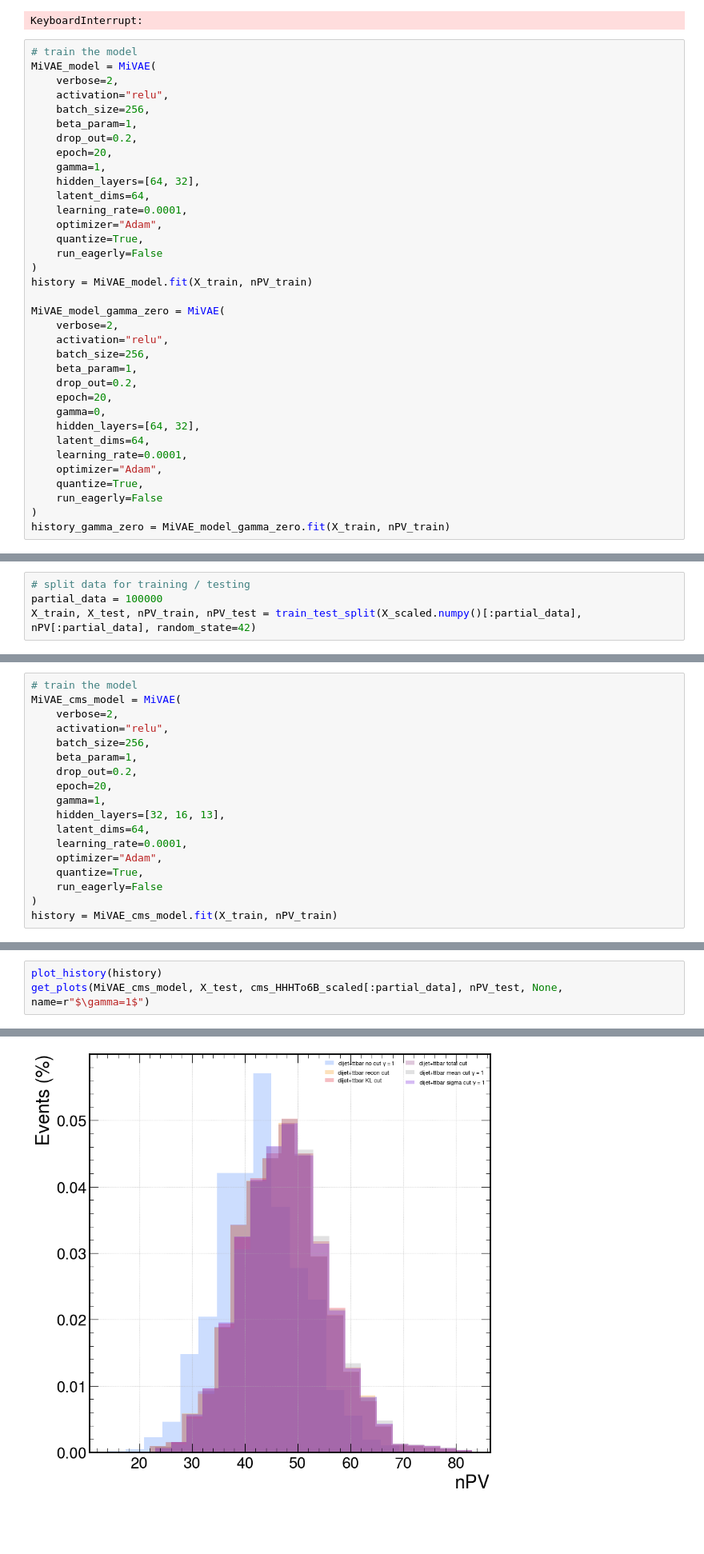
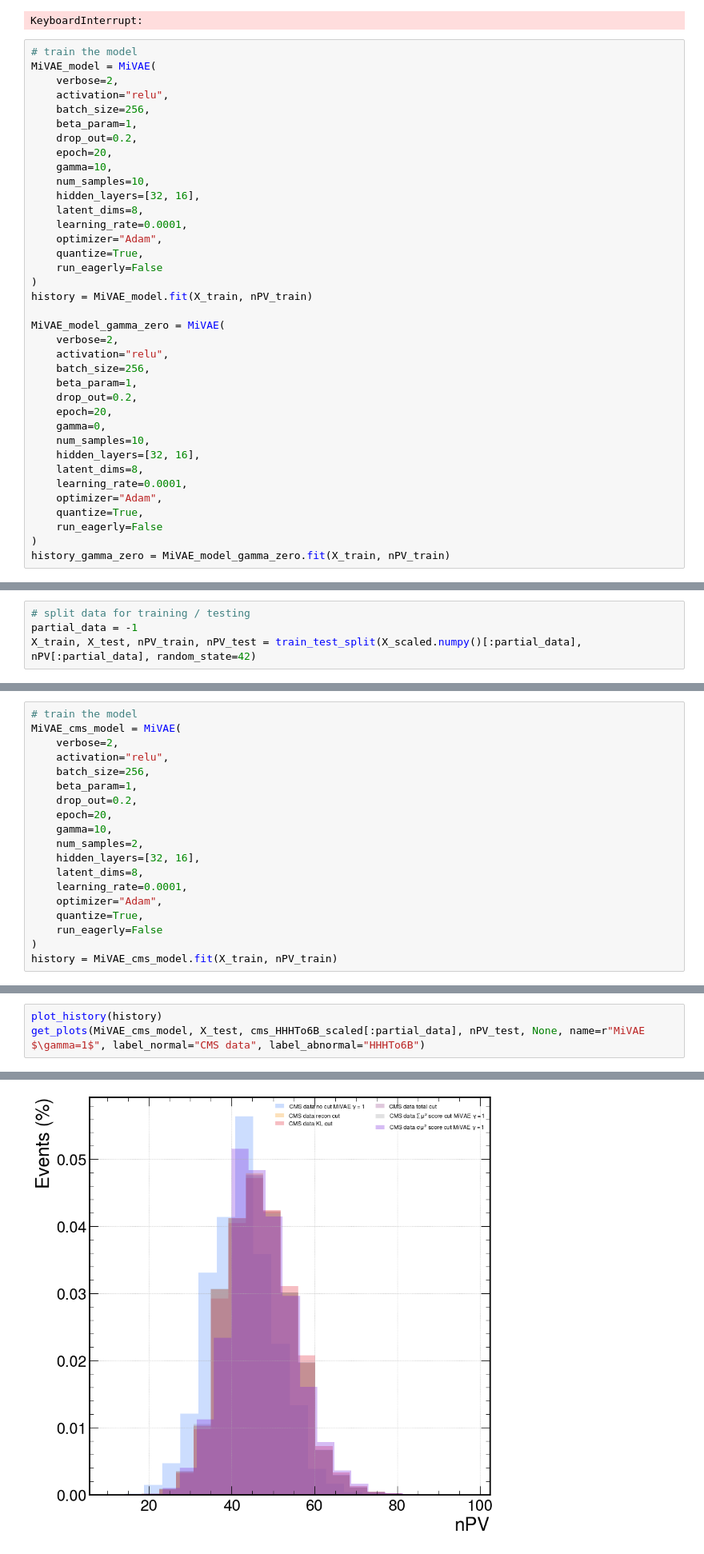
Before and after one commit to makoeppel/hepinfo, a Jupyter notebook: notebooks/axol1tl-example.ipynb, the cells around one changed output, grey strips where cells are left out. Shown at 80% size. Cells and saved outputs as stored; diff of their text form; blank space fills up the shorter version.

Commit message:
updates with real data

```diff
--- a/notebooks/axol1tl-example.ipynb
+++ b/notebooks/axol1tl-example.ipynb
@@ -112,9 +114,10 @@ MiVAE_model = MiVAE(
     beta_param=1,
     drop_out=0.2,
     epoch=20,
-    gamma=1,
-    hidden_layers=[64, 32],
-    latent_dims=64,
+    gamma=10,
+    num_samples=10,
+    hidden_layers=[32, 16],
+    latent_dims=8,
     learning_rate=0.0001,
     optimizer="Adam",
     quantize=True,
@@ -130,8 +133,9 @@ MiVAE_model_gamma_zero = MiVAE(
     drop_out=0.2,
     epoch=20,
     gamma=0,
-    hidden_layers=[64, 32],
-    latent_dims=64,
+    num_samples=10,
+    hidden_layers=[32, 16],
+    latent_dims=8,
     learning_rate=0.0001,
     optimizer="Adam",
     quantize=True,
@@ -364,5 +439,5 @@ cms_HHHTo6B_flat[:,3+3*(NMU+NEG):3+3*(NMU+NEG+NJET)] = awkward_to_numpy(cms_HHHT
 cms_HHHTo6B_scaled = input_quantizer((cms_HHHTo6B_flat.astype('float') - offset_data) / scale_data)
 # %%
 # split data for training / testing
-partial_data = 100000
+partial_data = -1
 X_train, X_test, nPV_train, nPV_test = train_test_split(X_scaled.numpy()[:partial_data], nPV[:partial_data], random_state=42)
@@ -375,9 +454,10 @@ MiVAE_cms_model = MiVAE(
     beta_param=1,
     drop_out=0.2,
     epoch=20,
-    gamma=1,
-    hidden_layers=[32, 16, 13],
-    latent_dims=64,
+    gamma=10,
+    num_samples=2,
+    hidden_layers=[32, 16],
+    latent_dims=8,
     learning_rate=0.0001,
     optimizer="Adam",
     quantize=True,
@@ -449,4 +525,4 @@ Epoch 20/20
 # %%
 plot_history(history)
-get_plots(MiVAE_cms_model, X_test, cms_HHHTo6B_scaled[:partial_data], nPV_test, None, name=r"$\gamma=1$")
+get_plots(MiVAE_cms_model, X_test, cms_HHHTo6B_scaled[:partial_data], nPV_test, None, name=r"MiVAE $\gamma=1$", label_normal="CMS data", label_abnormal="HHHTo6B")
 # %% [output]
@@ -460 +541 @@ get_plots(MiVAE_cms_model, X_test, cms_HHHTo6B_scaled[:partial_data], nPV_test,
-[figure, old version]
+[figure, new version]
```
Also changed, not shown: parts of 11 cells of this notebook, 1 other file.
